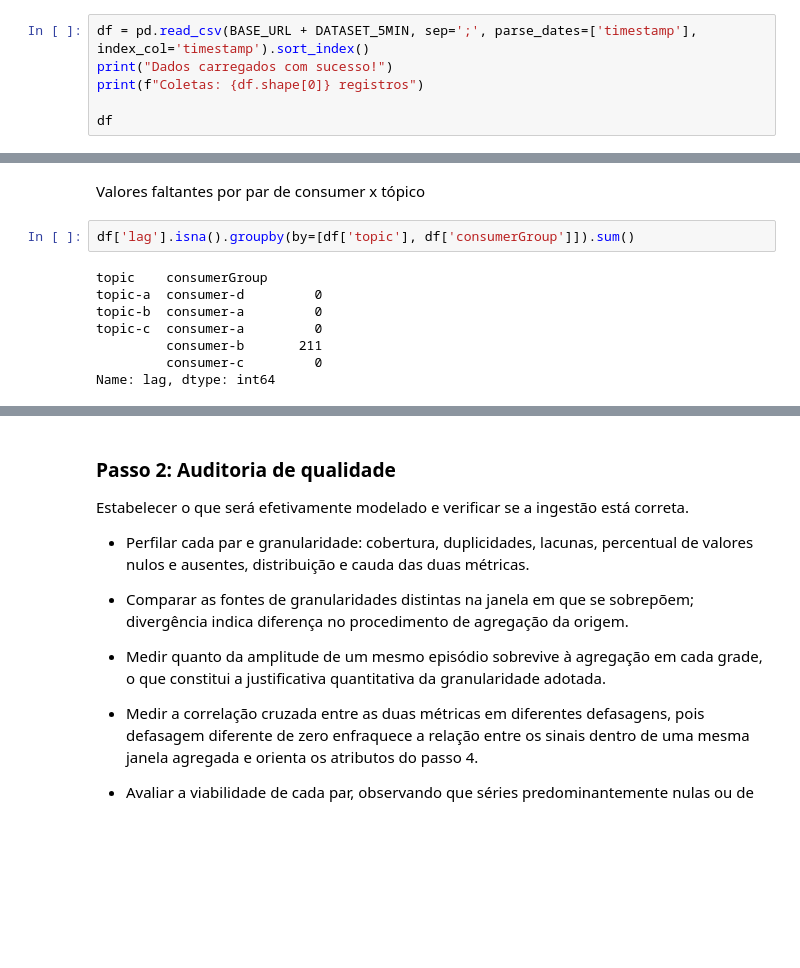
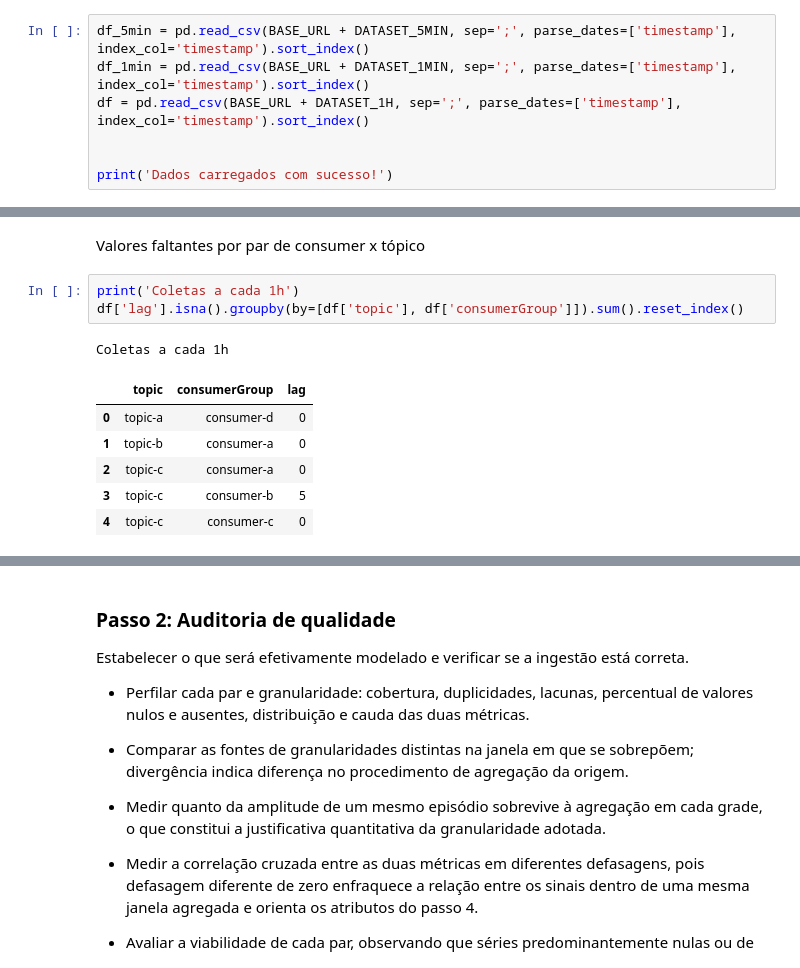
Before and after one commit to AdaLimana/pos-ia, a Jupyter notebook: poc-02/notebook.ipynb, the cells around one changed output, grey strips where cells are left out. Saved outputs shown, nothing was run; the diff lists cells and outputs as text; blank space fills up the shorter version.

Commit message:
adiciona notebook análise dados poc-02

```diff
--- a/poc-02/notebook.ipynb
+++ b/poc-02/notebook.ipynb
@@ -37,10 +37,11 @@ DATASET_1MIN = 'lag-e-throughput-1min.csv'
 DATASET_5MIN = 'lag-e-throughput-5min.csv'
 DATASET_1H = 'lag-e-throughput-1h.csv'
 # %%
-df = pd.read_csv(BASE_URL + DATASET_5MIN, sep=';', parse_dates=['timestamp'], index_col='timestamp').sort_index()
-print("Dados carregados com sucesso!")
-print(f"Coletas: {df.shape[0]} registros")
+df_5min = pd.read_csv(BASE_URL + DATASET_5MIN, sep=';', parse_dates=['timestamp'], index_col='timestamp').sort_index()
+df_1min = pd.read_csv(BASE_URL + DATASET_1MIN, sep=';', parse_dates=['timestamp'], index_col='timestamp').sort_index()
+df = pd.read_csv(BASE_URL + DATASET_1H, sep=';', parse_dates=['timestamp'], index_col='timestamp').sort_index()
 
-df
+
+print('Dados carregados com sucesso!')
 # %% [output]
 Dados carregados com sucesso!
@@ -76,12 +102,13 @@ memory usage: 3.5+ MB
 # %% [markdown]
 Valores faltantes por par de consumer x tópico
 # %%
-df['lag'].isna().groupby(by=[df['topic'], df['consumerGroup']]).sum()
+print('Coletas a cada 1h')
+df['lag'].isna().groupby(by=[df['topic'], df['consumerGroup']]).sum().reset_index()
 # %% [output]
-topic    consumerGroup
-topic-a  consumer-d         0
-topic-b  consumer-a         0
-topic-c  consumer-a         0
-         consumer-b       211
-         consumer-c         0
-Name: lag, dtype: int64
+Coletas a cada 1h
+|  | topic | consumerGroup | lag |
+| 0 | topic-a | consumer-d | 0 |
+| 1 | topic-b | consumer-a | 0 |
+| 2 | topic-c | consumer-a | 0 |
+| 3 | topic-c | consumer-b | 5 |
+| 4 | topic-c | consumer-c | 0 |
```
Also changed, not shown: parts of 15 cells of this notebook, 4 other files.
